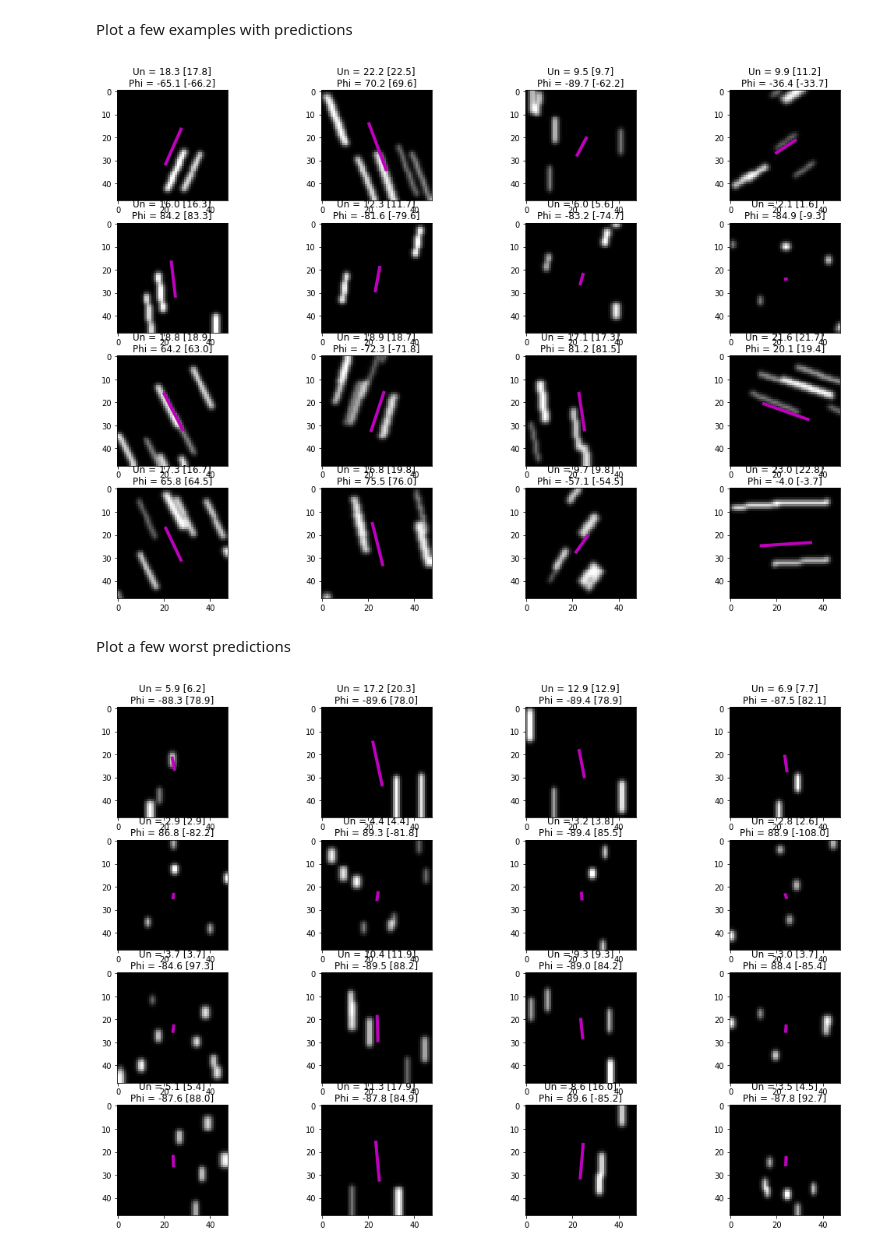
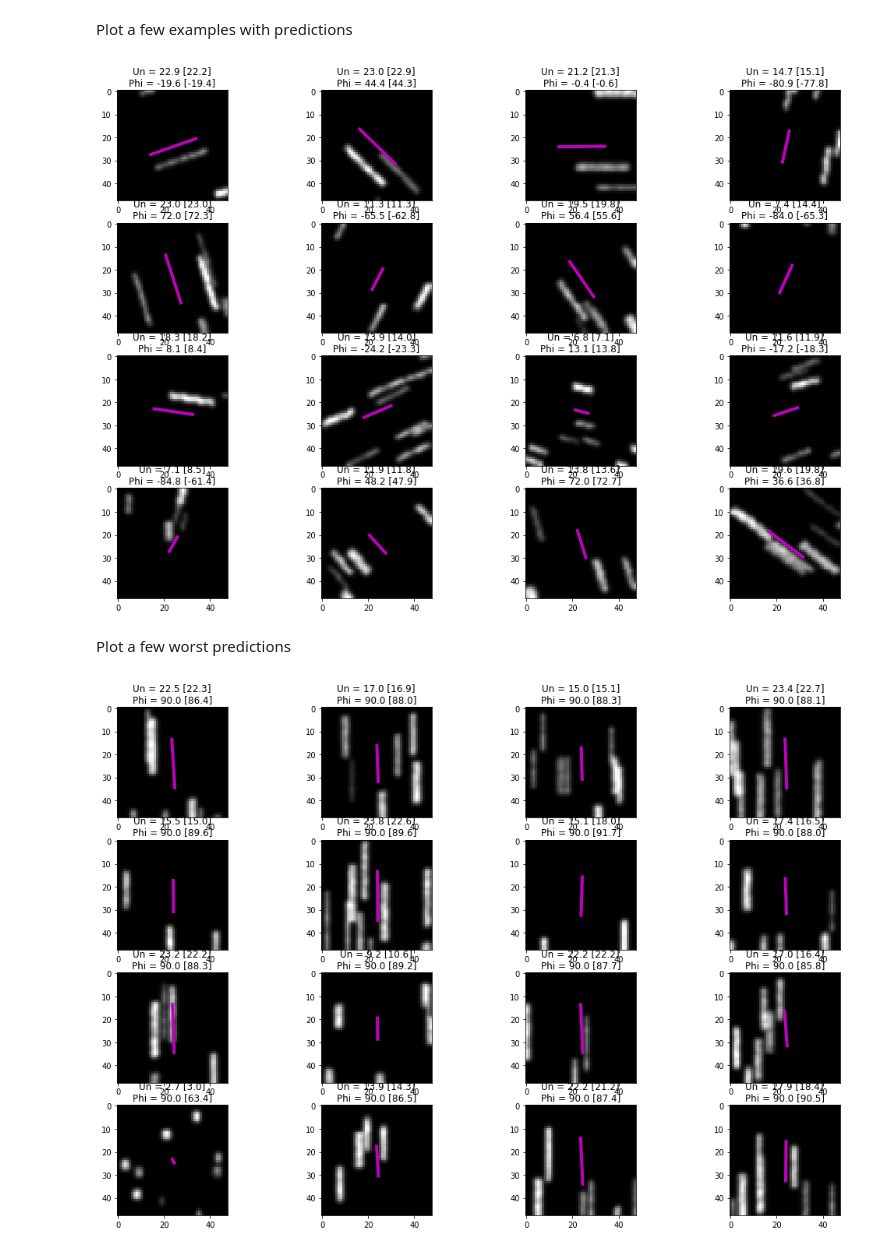
Before and after one commit to agrayver/streakcnn, a Jupyter notebook: test_CNN_pytorch.ipynb, the cells around one changed output. Drawn from its saved outputs; the diff is of its cells as text; code cells hidden in the pictures.

```diff
--- a/test_CNN_pytorch.ipynb
+++ b/test_CNN_pytorch.ipynb
@@ -27,7 +27,7 @@ cuda:0
 # %% [markdown]
 Load data
 # %%
-file_net = 'network_n=1M'
+file_net = 'network_grayscale_gradient_n=1M'
 
 h5f = h5py.File(('networks/%s_data.h5' % file_net), 'r')
 
@@ -203,39 +208,41 @@ for i in range(indices.size):
 fig.set_size_inches(np.array(fig.get_size_inches()) * 3)
 plt.show()
 # %% [output]
-[figure, old version]
+[figure, new version]
 # %% [markdown]
 Plot a few worst predictions
 # %%
 n_imgs = 16
 #indices = np.argpartition(np.abs(yresiduals[:,0]), -n_imgs)[-n_imgs:] # in displacement
-indices = np.argpartition(np.abs(yresiduals[:,1]), -n_imgs)[-n_imgs:] # in angle
+#indices = np.argpartition(np.abs(yresiduals[:,1]), -n_imgs)[-n_imgs:] # in angle
+
+indices = np.argpartition(testData[:,1], -n_imgs)[-n_imgs:] # in angle
 
 fig = plt.figure()
 for i in range(indices.size):
     ax = fig.add_subplot(4, 4, i + 1)
     plt.gray()
     plt.imshow(testImages[indices[i],0,:,:])
     ax.set_title("Un = %.1f [%.1f]\nPhi = %.1f [%.1f]" \
                  % (testData[indices[i],0], yaveraged[indices[i],0], \
                     testData[indices[i],1], yaveraged[indices[i],1]))
 
     xc = windowSize / 2
     yc = windowSize / 2
 
     x0 = xc - math.cos(yaveraged[indices[i],1] * math.pi / 180) * yaveraged[indices[i],0] / 2.
     x1 = xc + math.cos(yaveraged[indices[i],1] * math.pi / 180) * yaveraged[indices[i],0] / 2.
 
     y0 = yc - math.sin(yaveraged[indices[i],1] * math.pi / 180) * yaveraged[indices[i],0] / 2.
     y1 = yc + math.sin(yaveraged[indices[i],1] * math.pi / 180) * yaveraged[indices[i],0] / 2.
 
     xy = np.array(([x0, y0], [x1, y1]));
 
     line = patches.Polygon(xy, color = 'm', linewidth = 4)
 
     ax.add_patch(line)
 
 fig.set_size_inches(np.array(fig.get_size_inches()) * 3)
 plt.show()
 # %% [output]
-[figure, old version]
+[figure, new version]
```
Also changed, not shown: parts of 3 cells of this notebook, 33 other files.
